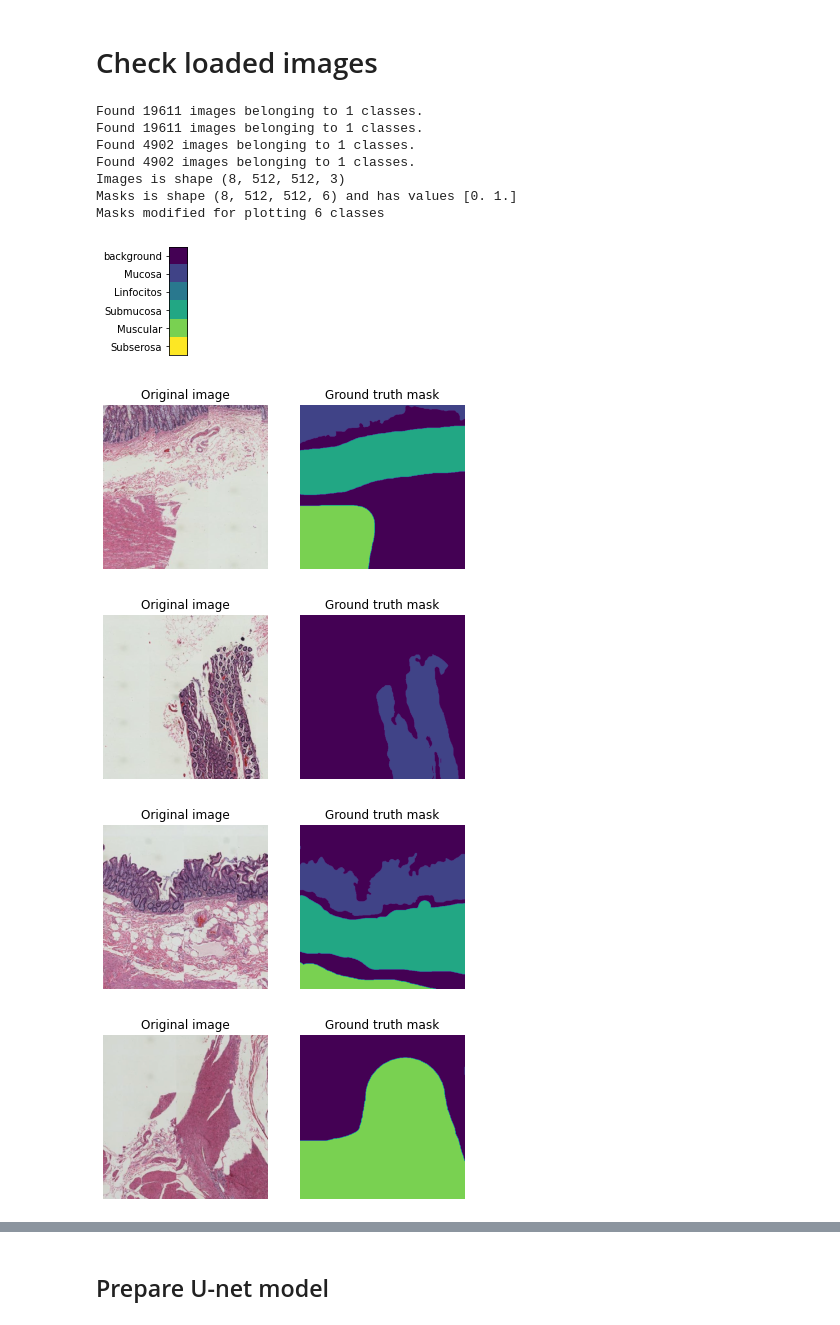
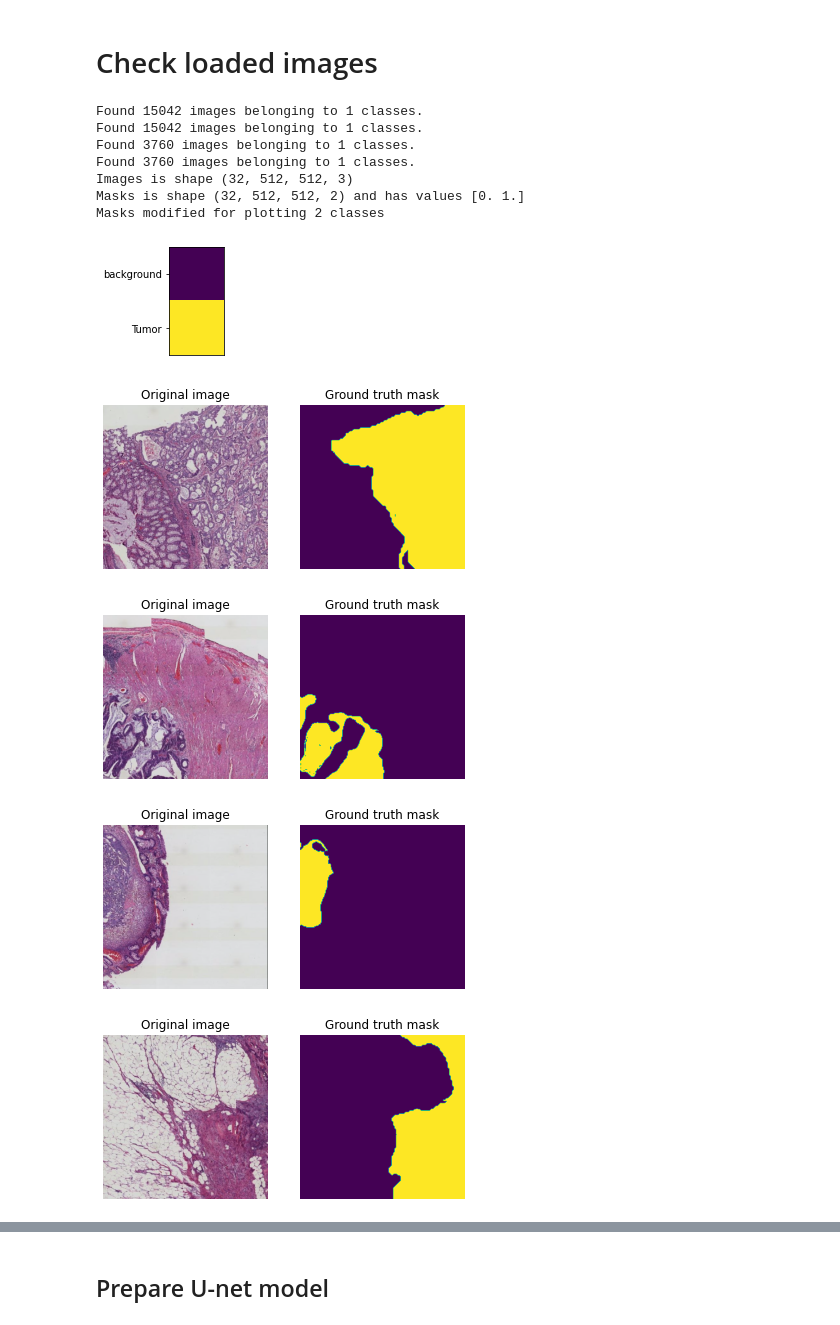
Before and after one commit to julenbhy/biomedical_image_segmentation, a Jupyter notebook: tumor_segmentation/tiled_tumor_segmentator.ipynb, the cells around one changed output, grey strips where cells are left out. Drawn from its saved outputs; the diff is of its cells as text; code cells hidden in the pictures.

```diff
--- a/tumor_segmentation/tiled_tumor_segmentator.ipynb
+++ b/tumor_segmentation/tiled_tumor_segmentator.ipynb
@@ -40,11 +40,11 @@ coreClock: 1.38GHz coreCount: 80 deviceMemorySize: 31.75GiB deviceMemoryBandwidt
 # %%
 TILE_SIZE = 512  # size of the tiles to use
 DOWNSAMPLE = 10  # the downsample factor used for original image generation (just for the model name)
-BATCH_SIZE = 8  # size of the readed batches from generator, must fit on memory
+BATCH_SIZE = 32  # size of the readed batches from generator, must fit on memory
 VAL_SPLIT = 0.2  # fraction of the images used for validation
 
-IMG_PATH = './tile_database/'+str(TILE_SIZE)+'_useful_images/'   # tile containing directory
-MASK_PATH = './tile_database/'+str(TILE_SIZE)+'_useful_masks/'
+IMG_PATH = './tiled_database/'+str(TILE_SIZE)+'_useful_images/'   # tile containing directory
+MASK_PATH = './tiled_database/'+str(TILE_SIZE)+'_useful_masks/'
 
 CLASSES = {0 : 'background',
            1 : 'Tumor',
@@ -91,24 +91,24 @@ val_generator=su.get_generator_from_directory(IMG_PATH, MASK_PATH, size=TILE_SIZ
 # %%
 images, masks = train_generator.__next__()
 val_images, val_masks = val_generator.__next__()
 
 #print('Detected', len(images), 'images for training and', len(val_images), 'images for validation')
 print('Images is shape', images.shape)
 print('Masks is shape', masks.shape, 'and has values', np.unique(masks))
 
 one_channel_masks = np.argmax(masks, axis=3) #hot encoded to 1 channel
 su.plot_legend(CLASSES)
-su.plot_mask(images, one_channel_masks, num_plots=5)
+su.plot_mask(images, one_channel_masks, NUM_CLASSES, num_plots=5)
 # %% [output]
-Found 19611 images belonging to 1 classes.
-Found 19611 images belonging to 1 classes.
-Found 4902 images belonging to 1 classes.
-Found 4902 images belonging to 1 classes.
-Images is shape (8, 512, 512, 3)
-Masks is shape (8, 512, 512, 6) and has values [0. 1.]
-Masks modified for plotting 6 classes
+Found 15042 images belonging to 1 classes.
+Found 15042 images belonging to 1 classes.
+Found 3760 images belonging to 1 classes.
+Found 3760 images belonging to 1 classes.
+Images is shape (32, 512, 512, 3)
+Masks is shape (32, 512, 512, 2) and has values [0. 1.]
+Masks modified for plotting 2 classes
-[figure, old version]
+[figure, new version]
-[figure, old version]
+[figure, new version]
-[figure, old version]
+[figure, new version]
-[figure, old version]
+[figure, new version]
-[figure, old version]
+[figure, new version]
```
Also changed, not shown: parts of 11 cells of this notebook, 4 other files.
